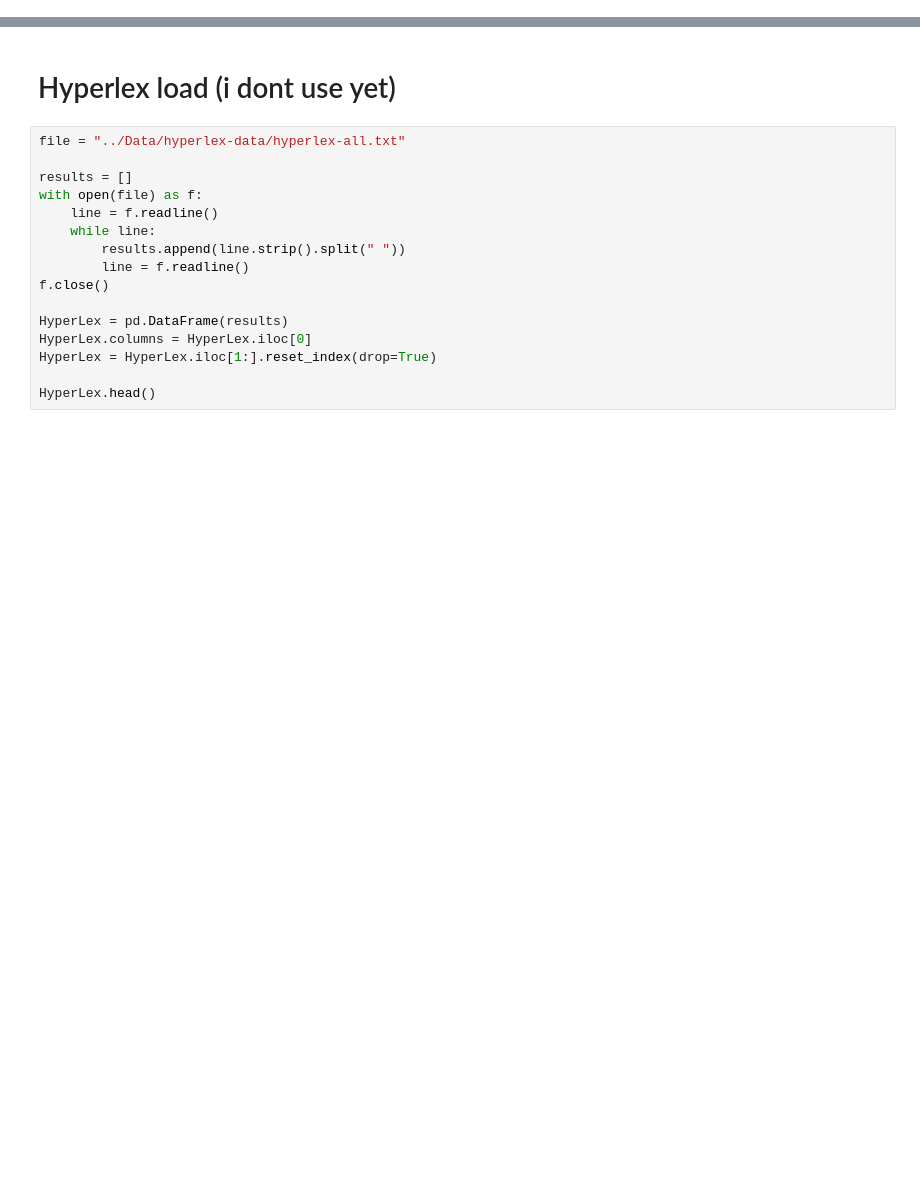
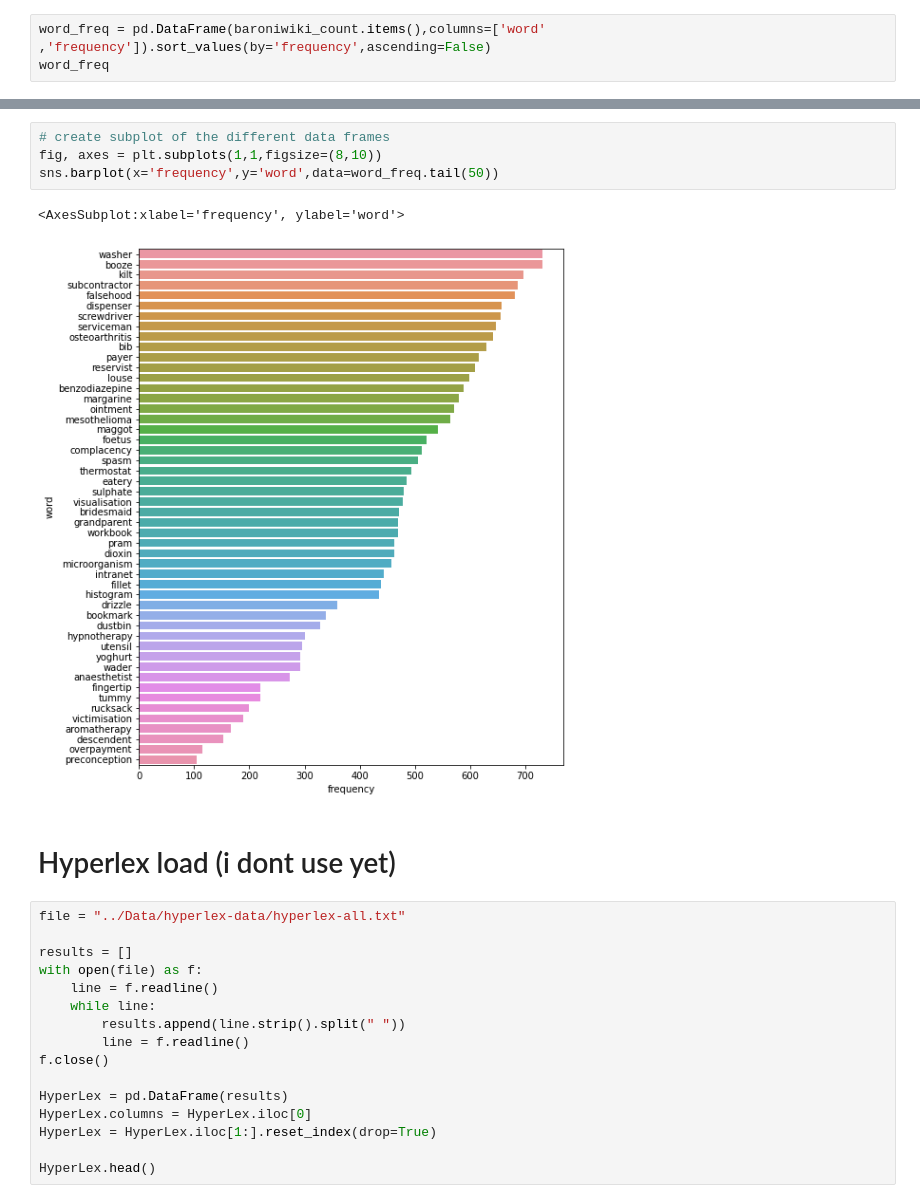
Before and after one commit to roritol/Bachelor-thesis, a Jupyter notebook: Jupyter_Notebook/Thesis-Data.ipynb, the cells around one changed output, grey strips where cells are left out. Saved outputs shown, nothing was run; the diff lists cells and outputs as text; blank space fills up the shorter version.

```diff
--- a/Jupyter_Notebook/Thesis-Data.ipynb
+++ b/Jupyter_Notebook/Thesis-Data.ipynb
@@ -11,0 +52,3 @@ import fasttext.util
+# %%
+word_freq = pd.DataFrame(baroniwiki_count.items(),columns=['word' ,'frequency']).sort_values(by='frequency',ascending=False)
+word_freq
@@ -12,3 +69,10 @@ import fasttext.util
+# %%
+# create subplot of the different data frames
+fig, axes = plt.subplots(1,1,figsize=(8,10))
+sns.barplot(x='frequency',y='word',data=word_freq.tail(50))
+# %% [output]
+<AxesSubplot:xlabel='frequency', ylabel='word'>
+[figure, added]
 # %% [markdown]
 # Hyperlex load (i dont use yet)
 # %%
```
Also changed, not shown: parts of 18 cells of this notebook, 4 other files.
